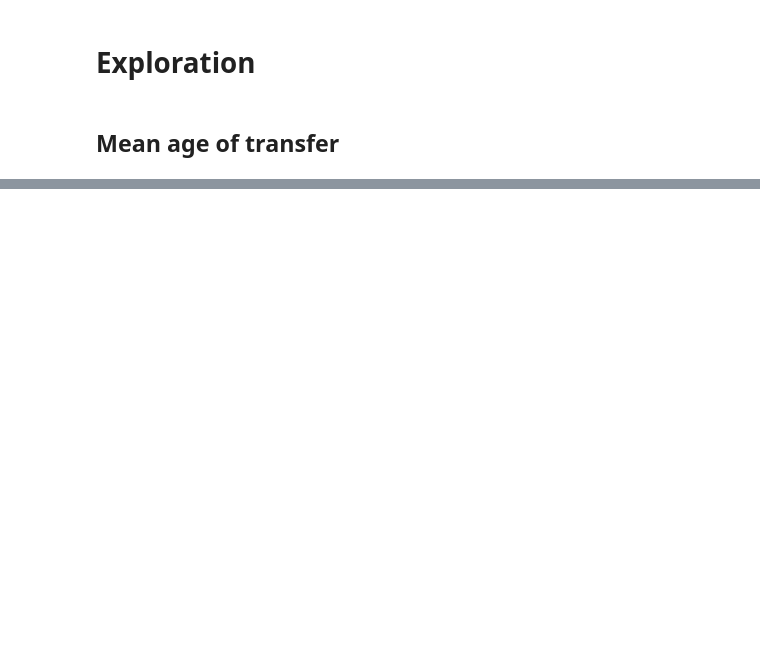
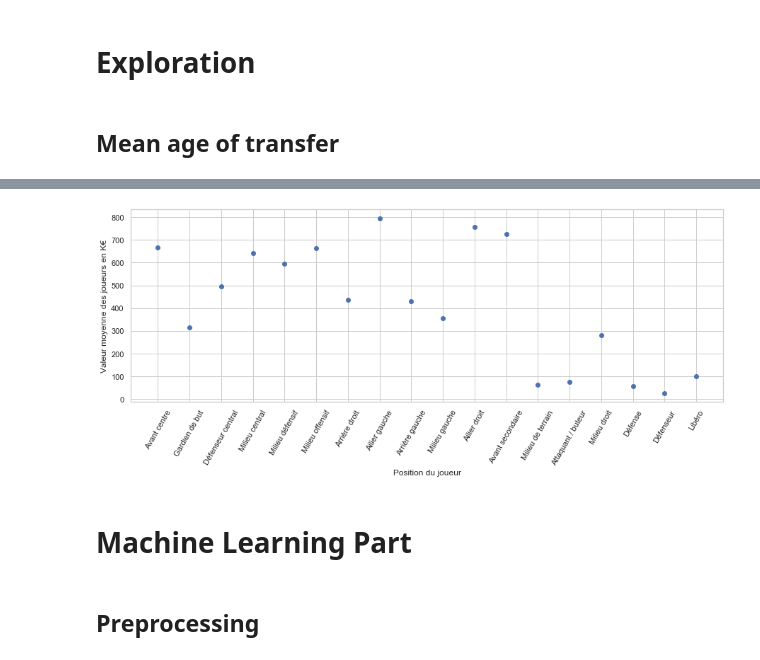
Before and after one commit to LeonardoGracioS/football_stats, a Jupyter notebook: exploratory_work.ipynb, the cells around one changed output, grey strips where cells are left out. Saved outputs shown, nothing was run; the diff lists cells and outputs as text; code cells hidden in the pictures; blank space fills up the shorter version.

```diff
--- a/exploratory_work.ipynb
+++ b/exploratory_work.ipynb
@@ -38,0 +59,6 @@ No handles with labels found to put in legend.
+# %%
+position_list = df.position.unique().tolist()
+market_value = {}
+
+for position in position_list:
+    market_value[position] = (df[df.position==position].market_value.mean())
@@ -38,0 +67,13 @@ No handles with labels found to put in legend.
+# %%
+fig, ax = plt.subplots(figsize=(15, 5))
+plt.scatter(market_value.keys(),market_value.values())
+plt.xticks(rotation=60, ha='center')
+plt.xlabel("Position du joueur")
+plt.ylabel("Valeur moyenne des joueurs en K€")
+plt.show()
+# %% [output]
+[figure, added]
+# %% [markdown]
+# Machine Learning Part
+# %% [markdown]
+## Preprocessing
```
Also changed, not shown: parts of 15 cells of this notebook, 1 other file.
